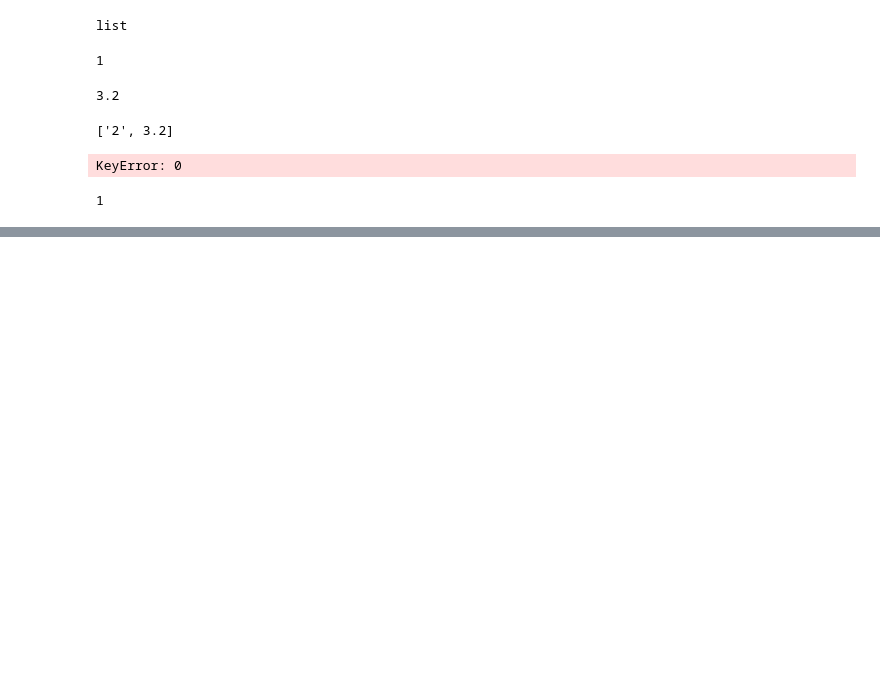
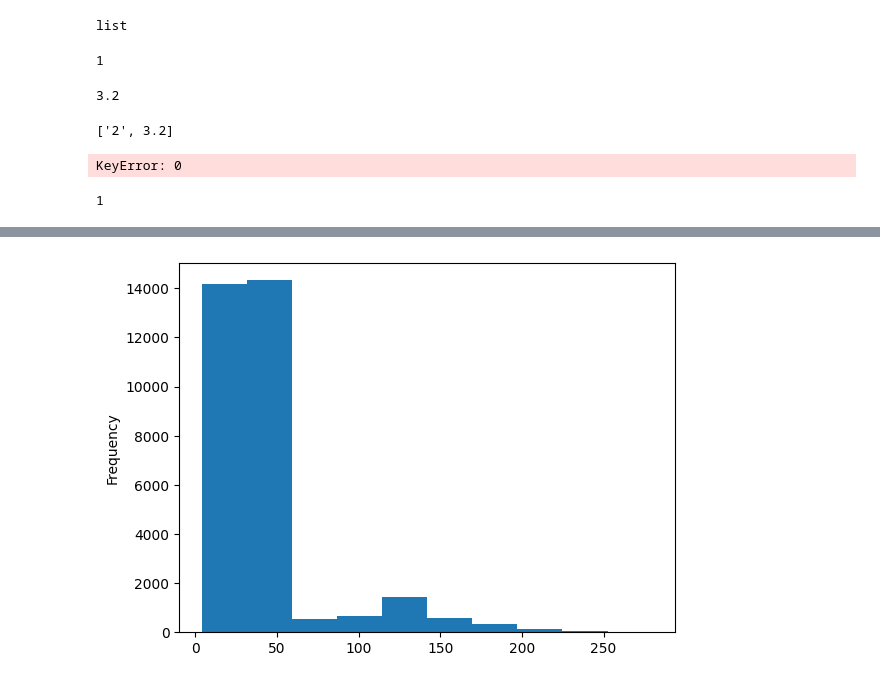
Before and after one commit to TFirth2/dimen-python-2023, a Jupyter notebook: hello.ipynb, the cells around one changed output, grey strips where cells are left out. Cells and saved outputs as stored; diff of their text form; code cells hidden in the pictures; blank space fills up the shorter version.

```diff
--- a/hello.ipynb
+++ b/hello.ipynb
@@ -124,0 +413,8 @@ print(my_dict["one"])
+# %%
+surveys_df["weight"].plot(kind="hist")
+
+#plt.savefig # saves most recent plot. We need to pass a file path and filename
+
+plt.savefig("Figures/weights-barplot.png", dpi=100)
+# %% [output]
+[figure, added]
```
Also changed, not shown: parts of 30 cells of this notebook, 1 other file.
